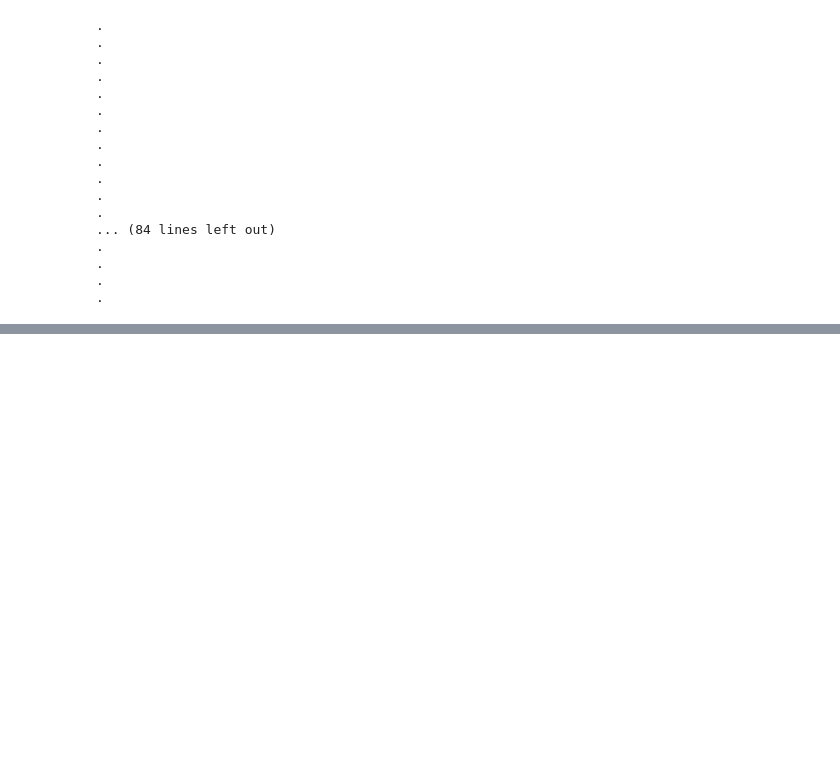
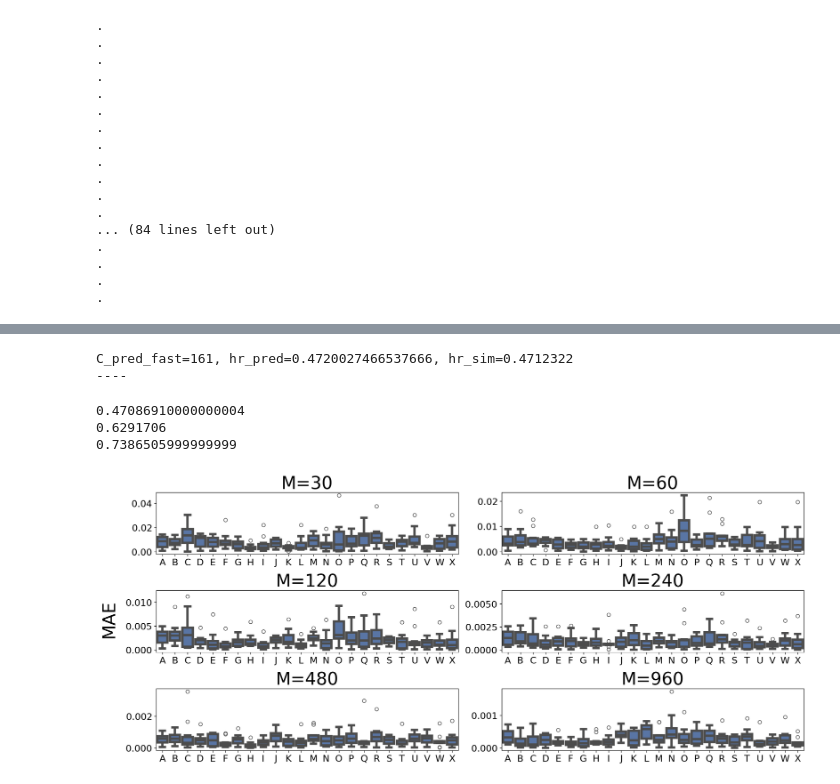
Before and after one commit to Effygal/cache-modeling, a Jupyter notebook: ttl-clock-k.ipynb, the cells around one changed output, grey strips where cells are left out. Cells and saved outputs as stored; diff of their text form; code cells hidden in the pictures; blank space fills up the shorter version.

```diff
--- a/ttl-clock-k.ipynb
+++ b/ttl-clock-k.ipynb
@@ -841,0 +1353,18 @@ plt.show()
+# %%
+for tc in taus:
+    cc_c_he_pred_fast, cc_hr_he_pred_fast = clock_k_he_linear(lmb, tc, K=15)
+    # cc_c_he_pred, cc_hr_he_pred = fifo_he(lmb, tc)
+    cc_hr_he_sim = tg.sim_clock(int(cc_c_he_pred_fast), trc_he, raw=True, K=15)
+    print(f"C_pred_fast={cc_c_he_pred_fast}, hr_pred={cc_hr_he_pred_fast}, hr_sim={cc_hr_he_sim}")
+    print("----")
+# %% [output]
+C_pred_fast=161, hr_pred=0.4720027466537666, hr_sim=0.4712322
+----
+# %%
+print(tg.sim_clock(161, trc_he, raw=True, K=15))
+print(tg.sim_clock(312, trc_he, raw=True, K=15))
+print(tg.sim_clock(458, trc_he, raw=True, K=15))
+# %% [output]
+0.47086910000000004
+0.6291706
+0.7386505999999999
@@ -841,0 +1422,54 @@ plt.show()
+# %%
+# df_pred.to_pickle("df_mr_k.pkl")
+# df_err.to_pickle("df_err_k.pkl")
+
+df_pred = pd.read_pickle("df_mr_k.pkl")
+df_err = pd.read_pickle("df_err_k.pkl")
+# %%
+Ks = [0, 1, 7, 15]
+wkls = ["IRM", "HE"]
+alphas = [0.5, 0.8, 1.1]
+pairs = list(itertools.product(wkls, Ks, alphas))
+# labels = [f"{w}-K{k}-a{a:g}" for w, k, a in pairs]
+labels = list("ABCDEFGHIJKLMNOPQRSTUVWXYZ"[:len(pairs)])
+
+sns.set_palette("deep")
+font_axes = 30
+font_ticks = 16
+line_width = 4
+palette = sns.color_palette("deep", len(labels))
+color_map = dict(zip(labels, palette))
+
+mapping = {pk: lab for pk, lab in zip(pairs, labels)}
+order = labels
+
+df_plot = df_err.copy()
+df_plot["method_param"] = list(zip(df_plot.workload, df_plot.K, df_plot.alpha))
+df_plot["label"] = df_plot["method_param"].map(mapping)
+
+M_list = [30, 60, 120, 240, 480, 960]
+n_list = [10000000]
+
+subplot_rows, subplot_cols = 3, 2
+fig2, axes2 = plt.subplots(subplot_rows, subplot_cols, figsize=(18, 8),
+                           sharex=False, sharey=False)
+axes_flat = axes2.flatten()
+
+for ax2, (M, n_val) in zip(axes_flat, itertools.product(M_list, n_list)):
+    cell = df_plot[(df_plot.m == M) & (df_plot.n == n_val)].copy()
+    sns.boxplot(x='label', y='abs_error', data=cell, ax=ax2,
+                linewidth=line_width, order=order)
+    ax2.set_title(f"M={M}", fontsize=font_axes)
+    ax2.tick_params(labelsize=font_ticks)
+    ax2.set_xlabel('')
+    ax2.set_ylabel('')
+    ax2.yaxis.set_major_formatter(ScalarFormatter(useMathText=True))
+    # ax2.set_xticklabels(order, fontsize=font_ticks, rotation=0, ha='right')
+
+fig2.text(0.025, 0.5, 'MAE', va='center', rotation='vertical',
+          fontsize=font_axes)
+plt.tight_layout(rect=[0.05, 0.05, 0.97, 0.95])
+plt.savefig("figures/clock_k_mae.pdf", format='pdf')
+plt.show()
+# %% [output]
+[figure, added]
```
Also changed, not shown: parts of 18 cells of this notebook, 1 other file.
